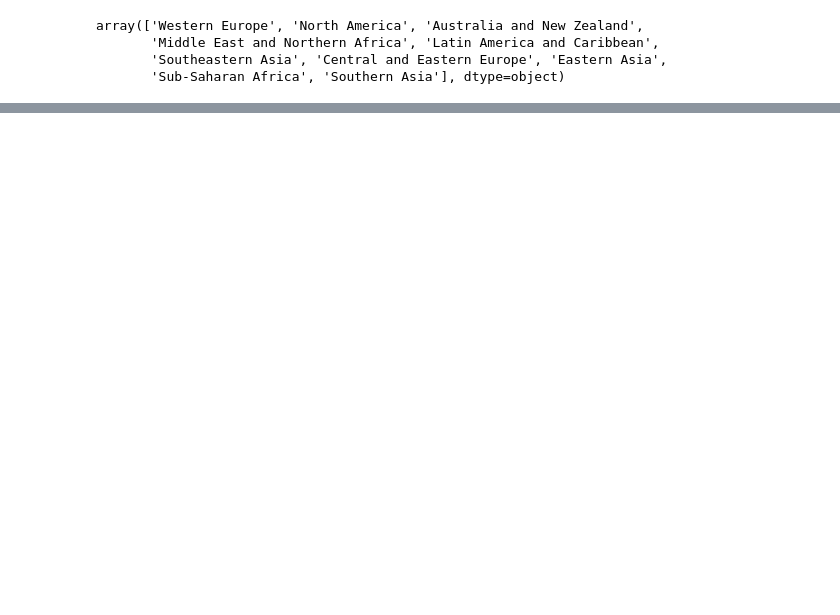
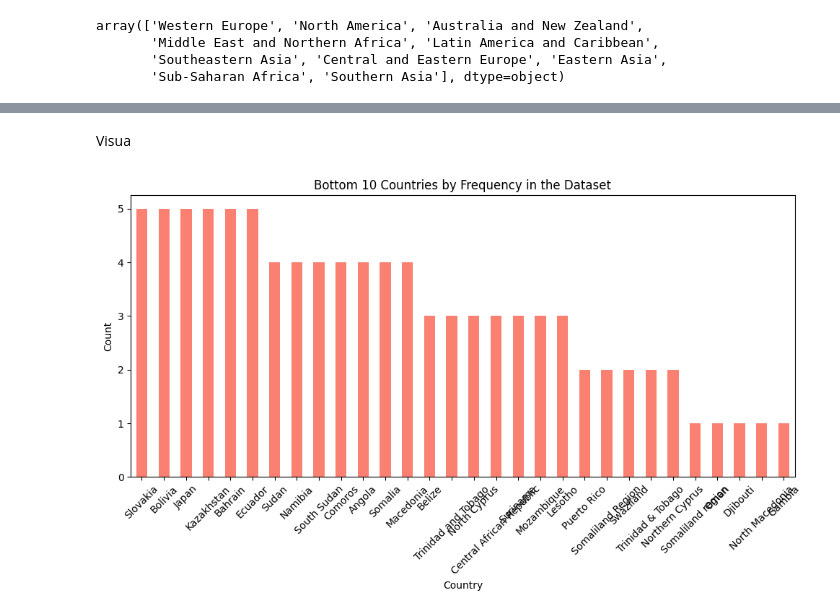
Before and after one commit to JuanDavidDazaR/workshop3-happiness-streaming, a Jupyter notebook: notebooks/001_EDA.ipynb, the cells around one changed output, grey strips where cells are left out. Cells and saved outputs as stored; diff of their text form; code cells hidden in the pictures; blank space fills up the shorter version.

```diff
--- a/notebooks/001_EDA.ipynb
+++ b/notebooks/001_EDA.ipynb
@@ -112,0 +429,3 @@ array(['Western Europe', 'North America', 'Australia and New Zealand',
+# %%
+df_2019 = pd.read_csv('../data/raw/2019.csv', sep=",", encoding="utf-8")
+df_2019
@@ -112,0 +637,14 @@ array(['Western Europe', 'North America', 'Australia and New Zealand',
+# %%
+dataframes = {
+    '2015': df_2015,
+    '2016': df_2016,
+    '2017': df_2017,
+    '2018': df_2018,
+    '2019': df_2019
+}
+
+conjuntos_columnas = [set(df.columns) for df in dataframes.values()]
+columnas_comunes= set.intersection(*conjuntos_columnas)
+
+print("Columnas comunes en los 5 datasets:")
+print(columnas_comunes)
@@ -112,0 +656,11 @@ array(['Western Europe', 'North America', 'Australia and New Zealand',
+# %%
+dfs_filtrados = []
+
+for año, df in dataframes.items():
+    df_filtrado = df[list(columnas_comunes)].copy()
+    df_filtrado['Year'] = int(año)
+    dfs_filtrados.append(df_filtrado)
+
+
+
+df_unido = pd.concat(dfs_filtrados, ignore_index=True)
@@ -112,0 +717,2 @@ array(['Western Europe', 'North America', 'Australia and New Zealand',
+# %%
+df_unido = df_unido.drop_duplicates()
@@ -112,0 +780,17 @@ array(['Western Europe', 'North America', 'Australia and New Zealand',
+# %% [markdown]
+Visua
+# %%
+
+conteo_paises = df_unido['Country'].value_counts()
+
+ultimos_10 = conteo_paises.tail(30)
+
+ultimos_10.plot(kind='bar', figsize=(10, 6), color='salmon')
+plt.title('Bottom 10 Countries by Frequency in the Dataset')
+plt.xlabel('Country')
+plt.ylabel('Count')
+plt.xticks(rotation=45)
+plt.tight_layout()
+plt.show()
+# %% [output]
+[figure, added]
```
Also changed, not shown: parts of 74 cells of this notebook.
